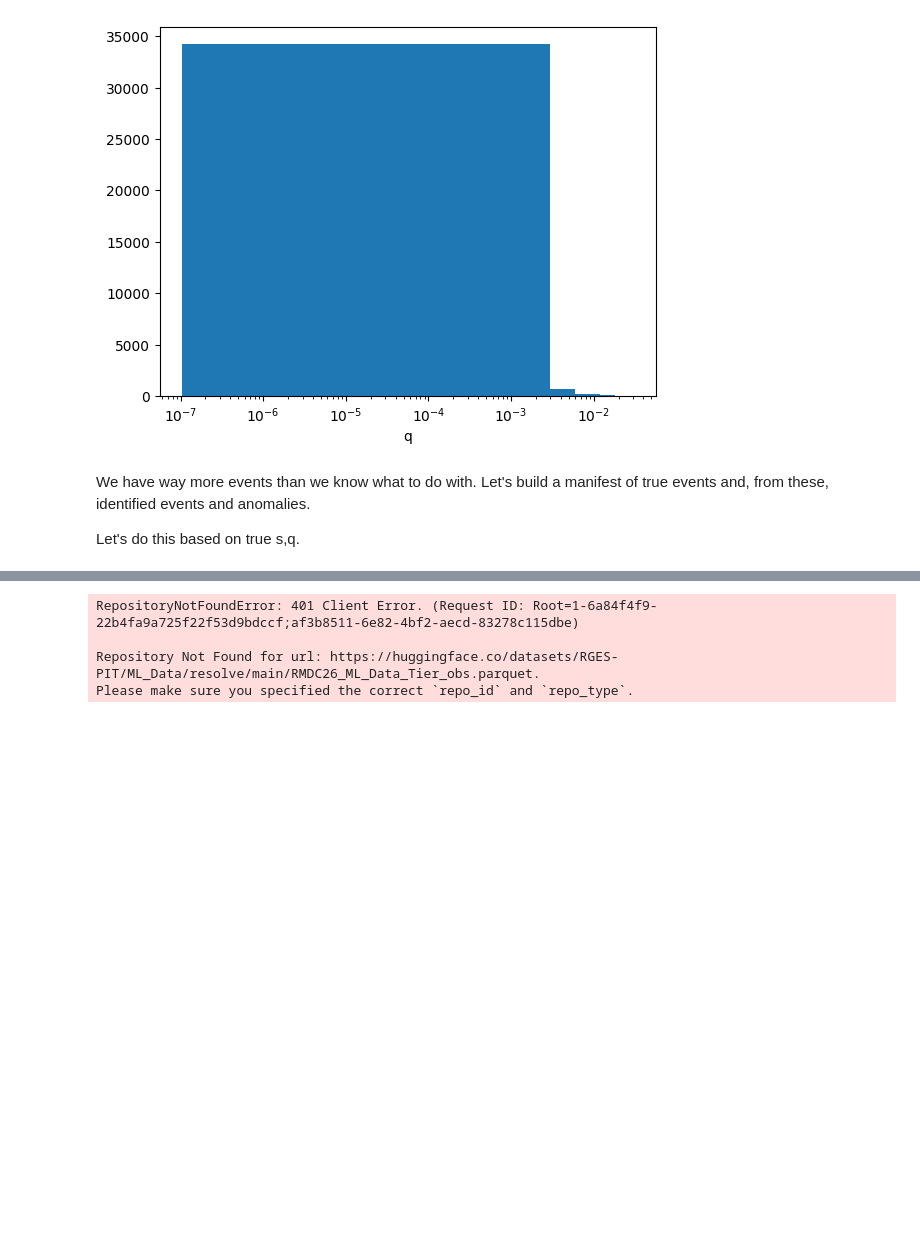
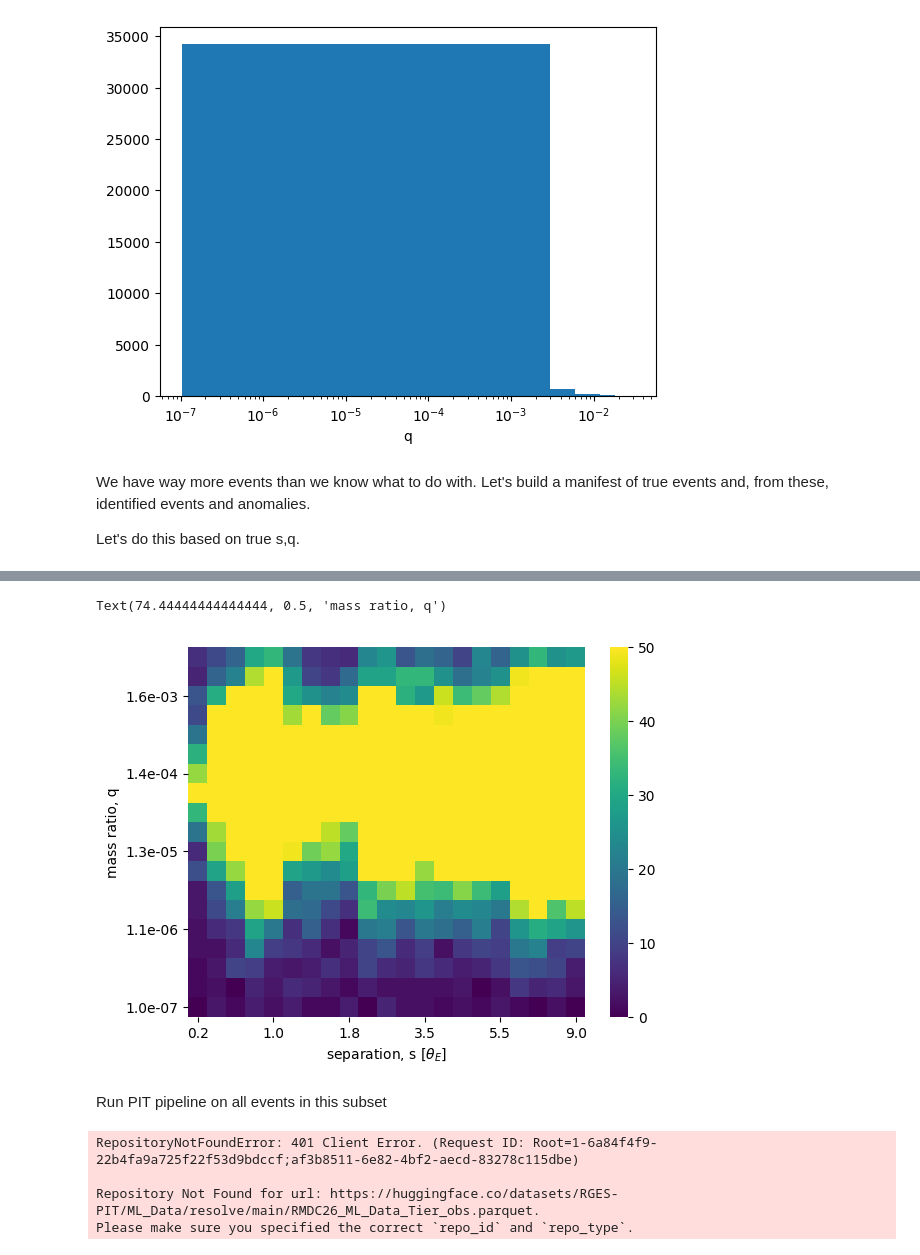
Before and after one commit to exoclam/birp, a Jupyter notebook: main-ml-chris.ipynb, the cells around one changed output, grey strips where cells are left out. Cells and saved outputs as stored; diff of their text form; code cells hidden in the pictures; blank space fills up the shorter version.

```diff
--- a/main-ml-chris.ipynb
+++ b/main-ml-chris.ipynb
@@ -266,8 +268,7 @@ We have way more events than we know what to do with. Let's build a manifest of
 
 Let's do this based on true s,q.
 # %%
-s_bins = np.concat([np.linspace(0, 2, 21), np.linspace(2.2, 6, 20), np.linspace(6.5, 10, 8)])
-q_bins = np.logspace(-7, -2, 50)
+# s_bins = np.concat([np.linspace(0, 2, 21), np.linspace(2.2, 6, 20), np.linspace(6.5, 10, 8)])
+# q_bins = np.logspace(-7, -2, 50)
+s_bins = np.concat([np.linspace(0.2, 2, 10), np.linspace(2.5, 6, 8), np.linspace(7, 10, 4)])
+q_bins = np.logspace(-7, -2, 20)
-# %%
-meta_df_1s2l['s_bins'] = pd.cut(meta_df_1s2l['Planet_s'], s_bins)
-meta_df_1s2l['q_bins'] = pd.cut(meta_df_1s2l['Planet_q'], q_bins)
@@ -294,14 +275,13 @@ TypeError: '<' not supported between instances of 'pandas._libs.interval.Interva
 # %%
-# 1. Define 2D bins by cutting two columns independently
+# bin by s and q
 meta_df_1s2l['s_bin'] = pd.cut(meta_df_1s2l['Planet_s'], bins=s_bins)
 meta_df_1s2l['q_bin'] = pd.cut(meta_df_1s2l['Planet_q'], bins=q_bins)
 
-# 2. Group by the 2D bins and sample up to 20 elements per group
-# Use min(len(group), 20) logic or handle smaller bins with min_count/try-except,
-# or use group.sample(n=min(len(group), 20)) inside groupby apply:
+# 2D groupby and sample 20 or however many events are in that 2D bin, whichever is smaller
+samples_2d = 50
 meta_df_1s2l_sampled = meta_df_1s2l.groupby(['s_bin', 'q_bin'], observed=False).apply(
-    lambda g: g.sample(n=min(len(g), 20)) if len(g) > 0 else g
+    lambda g: g.sample(n=min(len(g), samples_2d)) if len(g) > 0 else g
 ).reset_index(drop=True)
 
-print(meta_df_1s2l_sample.groupby(['s_bin', 'q_bin'], observed=False).size())
+print(meta_df_1s2l_sampled.groupby(['s_bin', 'q_bin'], observed=False).size())
 # %% [output]
@@ -309,3 +327,39 @@ NameError: name 'df' is not defined
+# %%
+import seaborn as sns
+
+# 1. Create the frequency/count table
+heatmap_data = pd.crosstab(meta_df_1s2l_sampled["s_bin"], meta_df_1s2l_sampled["q_bin"]).T
+
+# 2. Axis labels
+y_labels = q_bins[:-1]
+x_labels = s_bins[:-1]
+
+# 3. Plot the heatmap (without native X/Y ticks for now)
+ax = sns.heatmap(
+    heatmap_data, annot=False, fmt="d", cmap="viridis", xticklabels=False, yticklabels=False
+)
+ax.invert_yaxis()
+
+# 4. Set every other tick position (0, 2, 4...) and apply the lower bound labels
+# Adding 0.5 centers the tick label perfectly on the heatmap cell
+x_ticks = np.arange(len(x_labels))[::4] + 0.5
+y_ticks = np.arange(len(y_labels))[::4] + 0.5
+
+ax.set_xticks(x_ticks)
+ax.set_xticklabels([x_labels[int(i)] for i in np.arange(len(x_labels))[::4]])
+
+ax.set_yticks(y_ticks)
+ax.set_yticklabels([f"{y_labels[int(i)]:.1e}" for i in np.arange(len(y_labels))[::4]])
+
+ax.set_xlabel(r"separation, s [$\theta_E$]")
+ax.set_ylabel("mass ratio, q")
+plt.title("number of
+plt.show()
+# %% [output]
+Text(74.44444444444444, 0.5, 'mass ratio, q')
+[figure, added]
+# %% [markdown]
+Run PIT pipeline on all events in this subset
 # %%
 for event_id in np.unique(meta_df_1s2l['event_id']):
     print(event_id)
```
Also changed, not shown: parts of 6 cells of this notebook, 1 other file.
